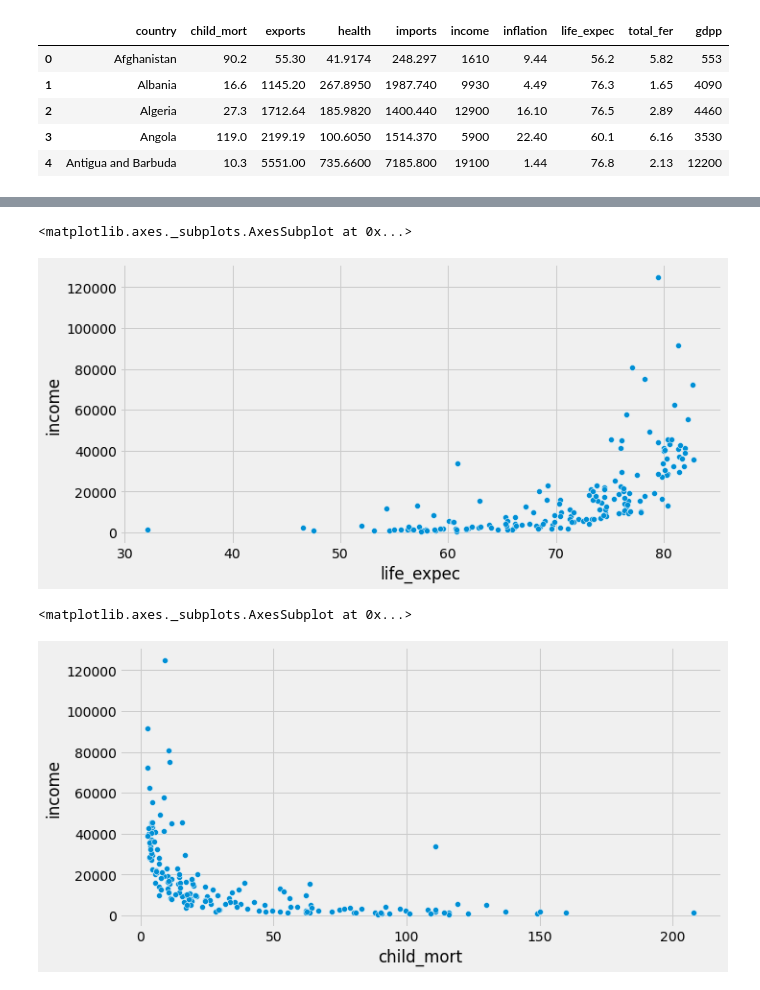
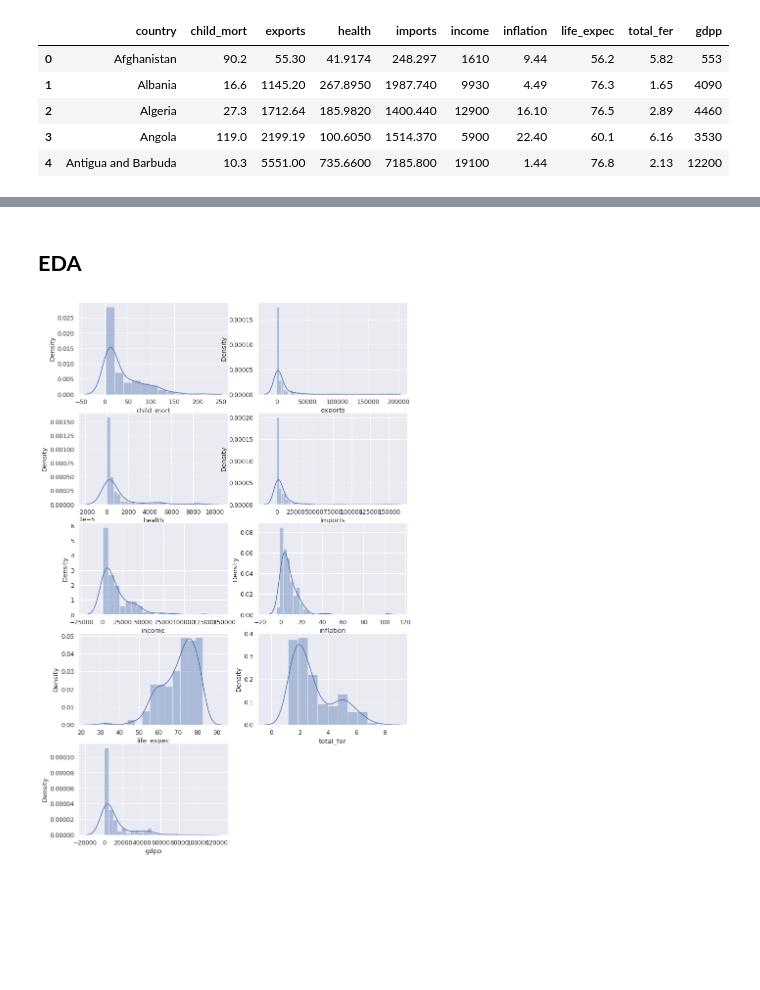
Before and after one commit to gyana-ranjan-dash/World_proverty_analysis, a Jupyter notebook: World_poverty_analysis.ipynb, the cells around one changed output, grey strips where cells are left out. Saved outputs shown, nothing was run; the diff lists cells and outputs as text; code cells hidden in the pictures; blank space fills up the shorter version.

```diff
--- a/World_poverty_analysis.ipynb
+++ b/World_poverty_analysis.ipynb
@@ -215,12 +122,12 @@ sns.pairplot(country_df)
-# %%
-plt.figure(figsize= (10,5))
-sns.scatterplot(y= 'income', x ='life_expec' ,data= country_df)
-# %% [output]
-<matplotlib.axes._subplots.AxesSubplot at 0x...>
-[figure, removed]
-# %%
-plt.figure(figsize= (10,5))
-sns.scatterplot(y= 'income', x ='child_mort' ,data= country_df)
-# %% [output]
-<matplotlib.axes._subplots.AxesSubplot at 0x...>
-[figure, removed]
+# %% [markdown]
+## **EDA**
+# %%
+plt.figure(figsize=(12,20))
+sns.set(font_scale = 1.1)
+cols = country_df.columns[1:]
+for i in enumerate(cols):
+    plt.subplot(5,2,i[0]+1)
+    sns.distplot(country_df[i[1]])
+plt.show()
+# %% [output]
+[figure, added]
```
Also changed, not shown: parts of 18 cells of this notebook.
